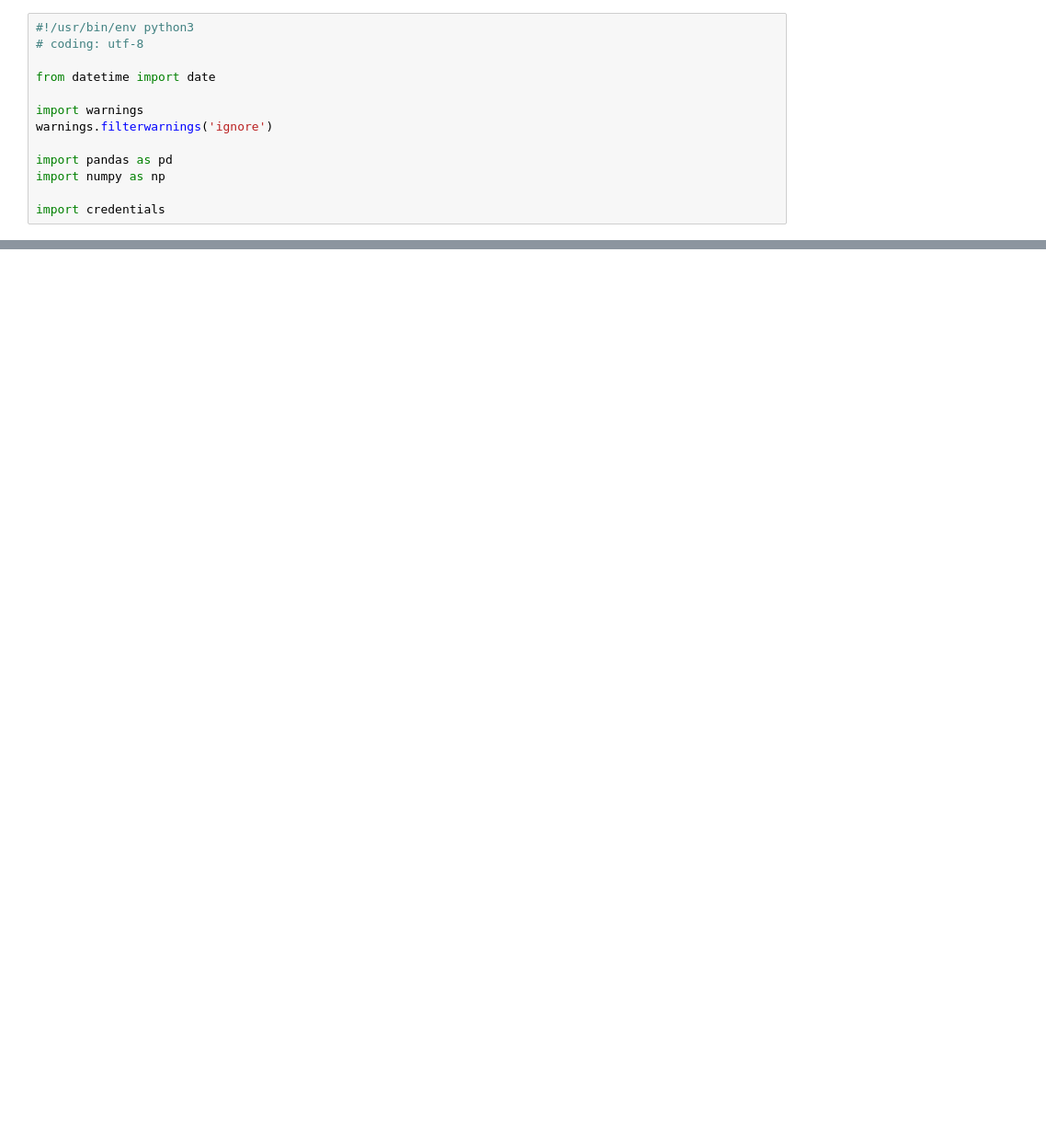
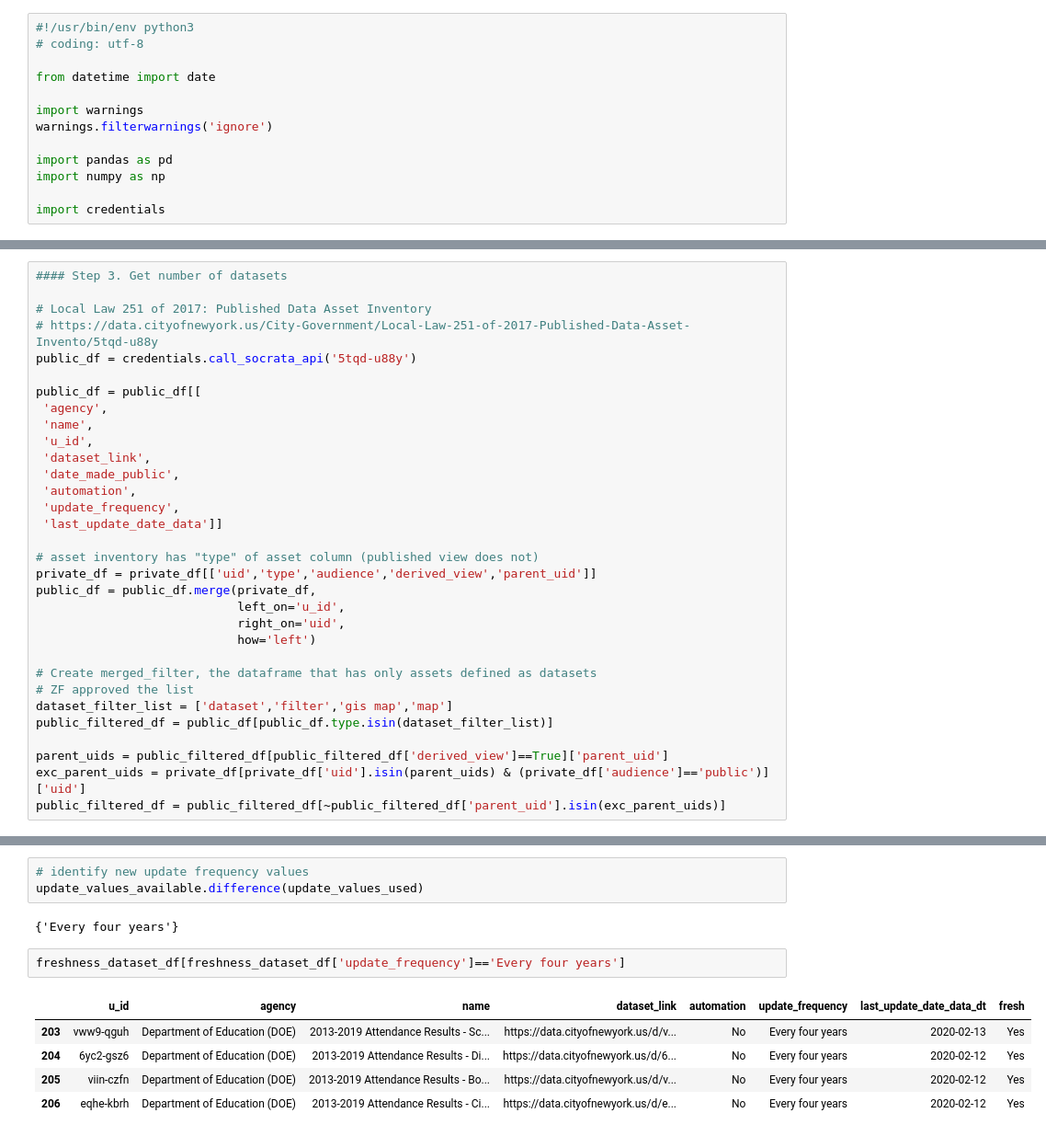
Before and after one commit to MODA-NYC/OpenDataDashboard_v3, a Jupyter notebook: dashboard.ipynb, the cells around one changed output, grey strips where cells are left out. Shown: that part at 92% size. Cells and saved outputs as stored; diff of their text form; blank space fills up the shorter version.

```diff
--- a/dashboard.ipynb
+++ b/dashboard.ipynb
@@ -61,0 +118,32 @@ dates_df = dates_df[['Source', 'last_update_date_data']]
+# %%
+#### Step 3. Get number of datasets
+
+# Local Law 251 of 2017: Published Data Asset Inventory
+# https://data.cityofnewyork.us/City-Government/Local-Law-251-of-2017-Published-Data-Asset-Invento/5tqd-u88y
+public_df = credentials.call_socrata_api('5tqd-u88y')
+
+public_df = public_df[[
+ 'agency',
+ 'name',
+ 'u_id',
+ 'dataset_link',
+ 'date_made_public',
+ 'automation',
+ 'update_frequency',
+ 'last_update_date_data']]
+
+# asset inventory has "type" of asset column (published view does not)
+private_df = private_df[['uid','type','audience','derived_view','parent_uid']]
+public_df = public_df.merge(private_df,
+                            left_on='u_id',
+                            right_on='uid',
+                            how='left')
+
+# Create merged_filter, the dataframe that has only assets defined as datasets
+# ZF approved the list
+dataset_filter_list = ['dataset','filter','gis map','map']
+public_filtered_df = public_df[public_df.type.isin(dataset_filter_list)]
+
+parent_uids = public_filtered_df[public_filtered_df['derived_view']==True]['parent_uid']
+exc_parent_uids = private_df[private_df['uid'].isin(parent_uids) & (private_df['audience']=='public')]['uid']
+public_filtered_df = public_filtered_df[~public_filtered_df['parent_uid'].isin(exc_parent_uids)]
@@ -343,0 +312,13 @@ tracker_12mo_agency_df['pct_ontime'] = tracker_12mo_agency_df.tracker_count_onti
+# %%
+# identify new update frequency values
+update_values_available.difference(update_values_used)
+# %% [output]
+{'Every four years'}
+# %%
+freshness_dataset_df[freshness_dataset_df['update_frequency']=='Every four years']
+# %% [output]
+|  | u_id | agency | name | dataset_link | automation | update_frequency | last_update_date_data_dt | fresh |
+| 203 | vww9-qguh | Department of Education (DOE) | 2013-2019 Attendance Results - Sc... | https://data.cityofnewyork.us/d/v... | No | Every four years | 2020-02-13 | Yes |
+| 204 | 6yc2-gsz6 | Department of Education (DOE) | 2013-2019 Attendance Results - Di... | https://data.cityofnewyork.us/d/6... | No | Every four years | 2020-02-12 | Yes |
+| 205 | viin-czfn | Department of Education (DOE) | 2013-2019 Attendance Results - Bo... | https://data.cityofnewyork.us/d/v... | No | Every four years | 2020-02-12 | Yes |
+| 206 | eqhe-kbrh | Department of Education (DOE) | 2013-2019 Attendance Results - Ci... | https://data.cityofnewyork.us/d/e... | No | Every four years | 2020-02-12 | Yes |
```
Also changed, not shown: parts of 23 cells of this notebook, 7 other files.
